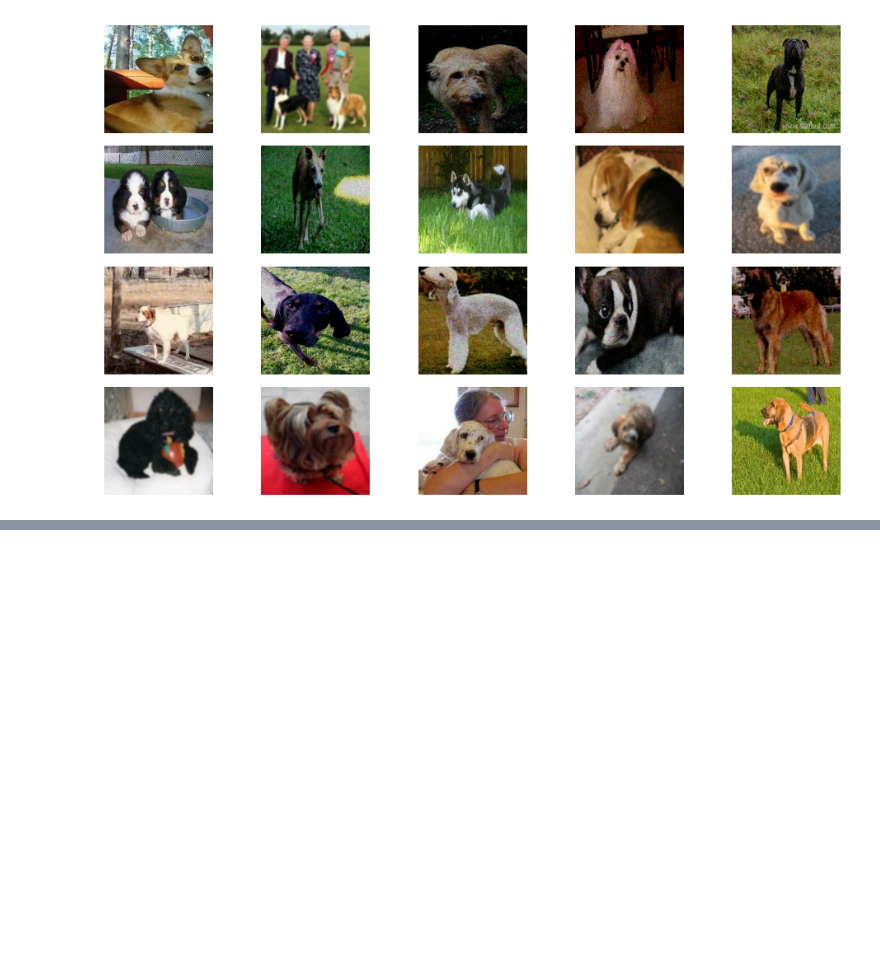
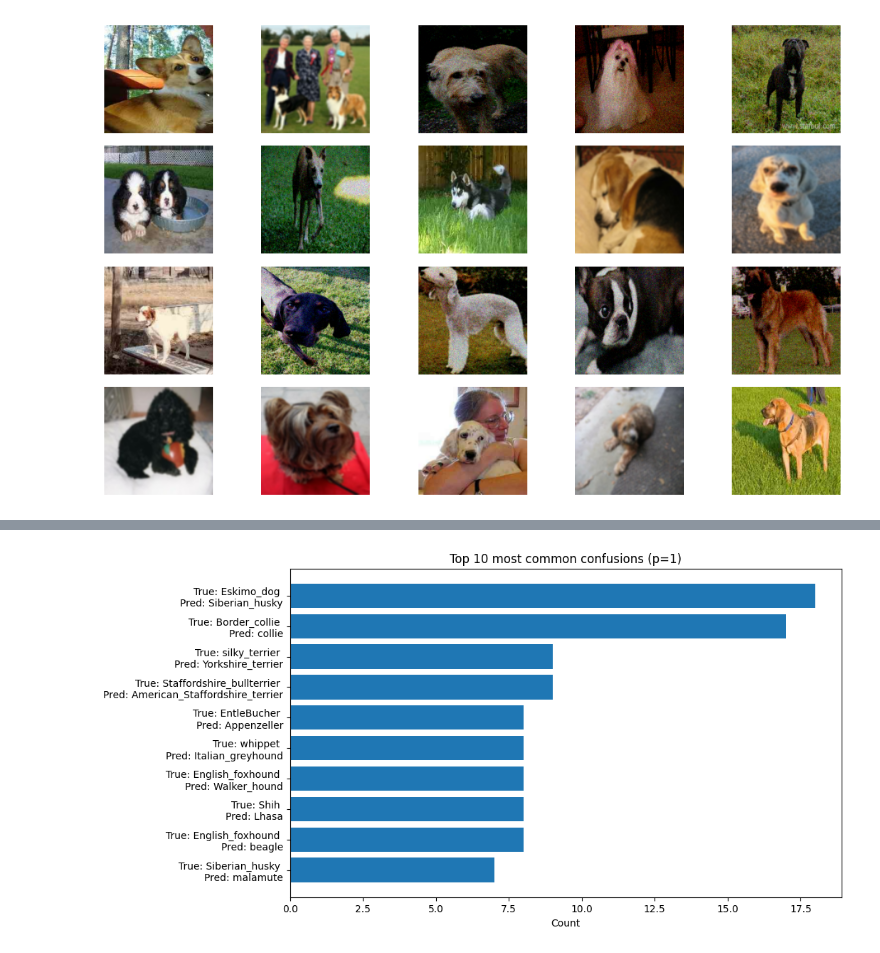
Before and after one commit to d21emijo/BDP, a Jupyter notebook: notebooks/notebook.ipynb, the cells around one changed output, grey strips where cells are left out. Saved outputs shown, nothing was run; the diff lists cells and outputs as text; code cells hidden in the pictures; blank space fills up the shorter version.

```diff
--- a/notebooks/notebook.ipynb
+++ b/notebooks/notebook.ipynb
@@ -583,0 +606,27 @@ def plot_corruption_curve(df, corruption_type, metric="accuracy"):
+# %%
+def top_confusions_df(predictions_store, p, class_names, top_n=10):
+    run = next(r for r in predictions_store if r["p"] == p) # find the run with the specified p value
+    y_true = run["y_true"]
+    y_pred = run["y_pred"]
+
+    wrong_pairs = [(t, pred) for t, pred in zip(y_true, y_pred) if t != pred]  # create a list of tuples (true_label, predicted_label) for all misclassified samples
+    counts = Counter(wrong_pairs).most_common(top_n) # get the top_n most common confusions and their counts
+
+    rows = []
+    for (true_idx, pred_idx), count in counts:
+        rows.append({
+            "pair":"True: " f'{class_names[int(true_idx)].split("-")[1]} \nPred: {class_names[int(pred_idx)].split("-")[1]}',
+            "count": count
+        })
+    return pd.DataFrame(rows)
+
+conf_df = top_confusions_df(predictions_store, 1, class_names, top_n=10)
+
+plt.figure(figsize=(10,6))
+plt.barh(conf_df["pair"], conf_df["count"])
+plt.title("Top 10 most common confusions (p=1)")
+plt.xlabel("Count")
+plt.gca().invert_yaxis()
+plt.show()
+# %% [output]
+[figure, added]
```
Also changed, not shown: parts of 15 cells of this notebook.
